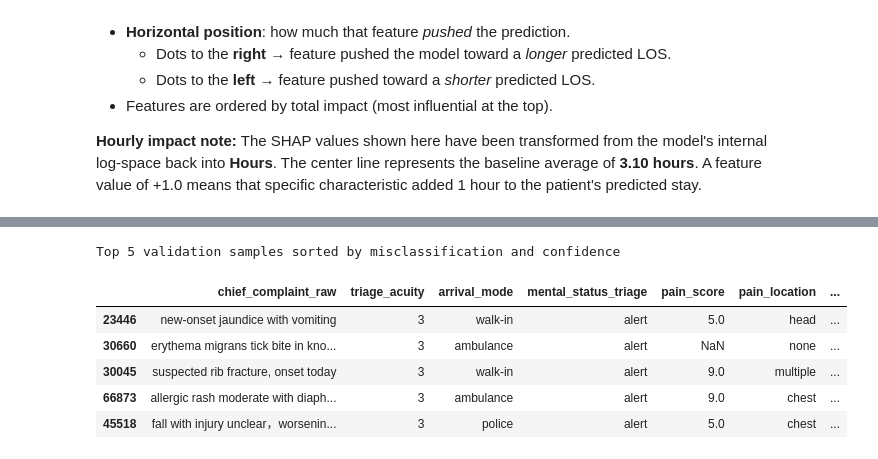
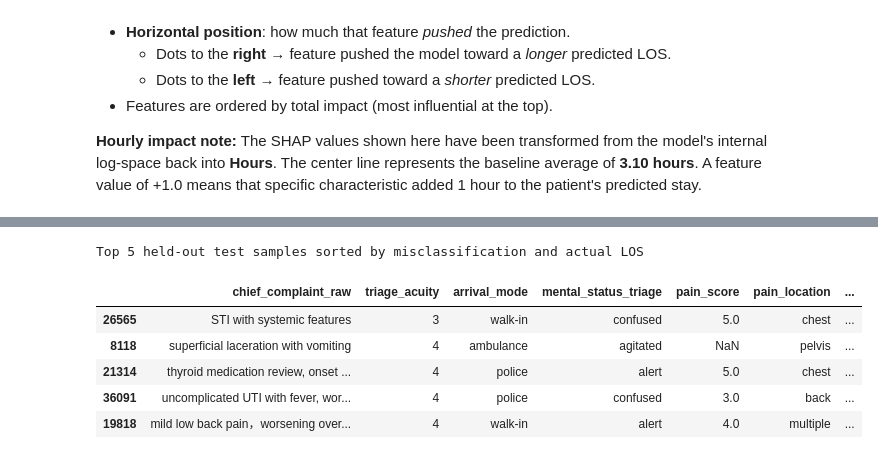
Before and after one commit to dsAlessandro/Emergency-Department-Acuity-Prediction, a Jupyter notebook: length_of_stay_pipeline.ipynb, the cells around one changed output, grey strips where cells are left out. Saved outputs shown, nothing was run; the diff lists cells and outputs as text; code cells hidden in the pictures.

```diff
--- a/length_of_stay_pipeline.ipynb
+++ b/length_of_stay_pipeline.ipynb
@@ -600,7 +600,7 @@ def split_and_engineer_features(X, y, classification=False):
   return X_train, X_val, y_train, y_val, new_cols
 # %%
 X_train_regression, X_val_regression, y_train_regression, y_val_regression, new_cols_regression = split_and_engineer_features(X, y_regression)
-X_train_classification, X_val_classification, y_train_classification, y_val_classification, new_cols_classification = split_and_engineer_features(X, y_classification, classification=True)
+X_train_classification, X_val_test_classification, y_train_classification, y_val_test_classification, new_cols_classification = split_and_engineer_features(X, y_classification, classification=True)
 
 updated_preprocessor = ColumnTransformer([
     ("ord",     OrdinalEncoder(categories=[age_order, mental_order]),
@@ -630,7 +630,11 @@ classification_model = Pipeline([
     ("classifier", classifier)
 ])
 
-prediction_threshold = 0.35
+# Split the validation test for classification into two halves: one for threshold tuning, one held-out for final reporting.
+X_val_classification, X_test_classification, y_val_classification, y_test_classification = train_test_split(
+    X_val_test_classification, y_val_test_classification,
+    test_size=0.5, random_state=RANDOM_STATE, stratify=y_val_test_classification
+)
 # %% [output]
 Features: 62 raw → 102 after engineering (40 added)
 Added: ['pain_not_recorded', 'systolic_bp_missing', 'diastolic_bp_missing', 'mean_arterial_pressure_missing', 'pulse_pressure_missing', 'shock_index_missing', 'respiratory_rate_missing', 'pulse_pressu ...
@@ -1083,9 +1112,9 @@ The model predicts based on what is *known* at triage. For presentations that ro
 # %%
-error_analysis_df = X_val_classification.copy()
-error_analysis_df["actual_ed_los_hours"] = train_df.loc[X_val_classification.index, "ed_los_hours"].values
-error_analysis_df["true_los_long"] = y_val_classification.values
-error_analysis_df["pred_proba_long"] = val_proba
-error_analysis_df["pred_los_long"] = val_predictions_classification
+error_analysis_df = X_test_classification.copy()
+error_analysis_df["actual_ed_los_hours"] = train_df.loc[X_test_classification.index, "ed_los_hours"].values
+error_analysis_df["true_los_long"] = y_test_classification.values
+error_analysis_df["pred_proba_long"] = test_proba
+error_analysis_df["pred_los_long"] = test_predictions_classification
 error_analysis_df["misclassified"] = error_analysis_df["pred_los_long"] != error_analysis_df["true_los_long"]
 error_analysis_df["confidence_gap"] = (error_analysis_df["pred_proba_long"] - 0.5).abs()
 
@@ -1093,40 +1122,40 @@ top_k = 5
 top_error_samples = error_analysis_df.sort_values(
     ["misclassified", "actual_ed_los_hours"],
     ascending=[False, False]
 ).head(top_k)
 
 key_columns = [
     "chief_complaint_raw",
     "triage_acuity",
     "arrival_mode",
     "mental_status_triage",
     "pain_score",
     "pain_location",
     "heart_rate",
     "respiratory_rate",
     "oxygen_saturation",
     "temperature",
     "blood_pressure_systolic",
     "blood_pressure_diastolic",
     "actual_ed_los_hours",
     "true_los_long",
     "pred_los_long",
     "pred_proba_long",
     "misclassified",
     "confidence_gap",
 ]
 available_columns = [column for column in key_columns if column in top_error_samples.columns]
 
-print(f"Top {top_k} validation samples sorted by misclassification and confidence")
+print(f"Top {top_k} held-out test samples sorted by misclassification and actual LOS")
 display(top_error_samples[available_columns])
 # %% [output]
-Top 5 validation samples sorted by misclassification and confidence
+Top 5 held-out test samples sorted by misclassification and actual LOS
 |  | chief_complaint_raw | triage_acuity | arrival_mode | mental_status_triage | pain_score | pain_location | ... |
-| 23446 | new-onset jaundice with vomiting | 3 | walk-in | alert | 5.0 | head | ... |
-| 30660 | erythema migrans tick bite in kno... | 3 | ambulance | alert | NaN | none | ... |
-| 30045 | suspected rib fracture, onset today | 3 | walk-in | alert | 9.0 | multiple | ... |
-| 66873 | allergic rash moderate with diaph... | 3 | ambulance | alert | 9.0 | chest | ... |
-| 45518 | fall with injury unclear，worsenin... | 3 | police | alert | 5.0 | chest | ... |
+| 26565 | STI with systemic features | 3 | walk-in | confused | 5.0 | chest | ... |
+| 8118 | superficial laceration with vomiting | 4 | ambulance | agitated | NaN | pelvis | ... |
+| 21314 | thyroid medication review, onset ... | 4 | police | alert | 5.0 | chest | ... |
+| 36091 | uncomplicated UTI with fever, wor... | 4 | police | confused | 3.0 | back | ... |
+| 19818 | mild low back pain，worsening over... | 4 | walk-in | alert | 4.0 | multiple | ... |
 # %% [markdown]
 ## Calibration and Threshold Sensitivity Analysis
 
```
Also changed, not shown: parts of 15 cells of this notebook.
